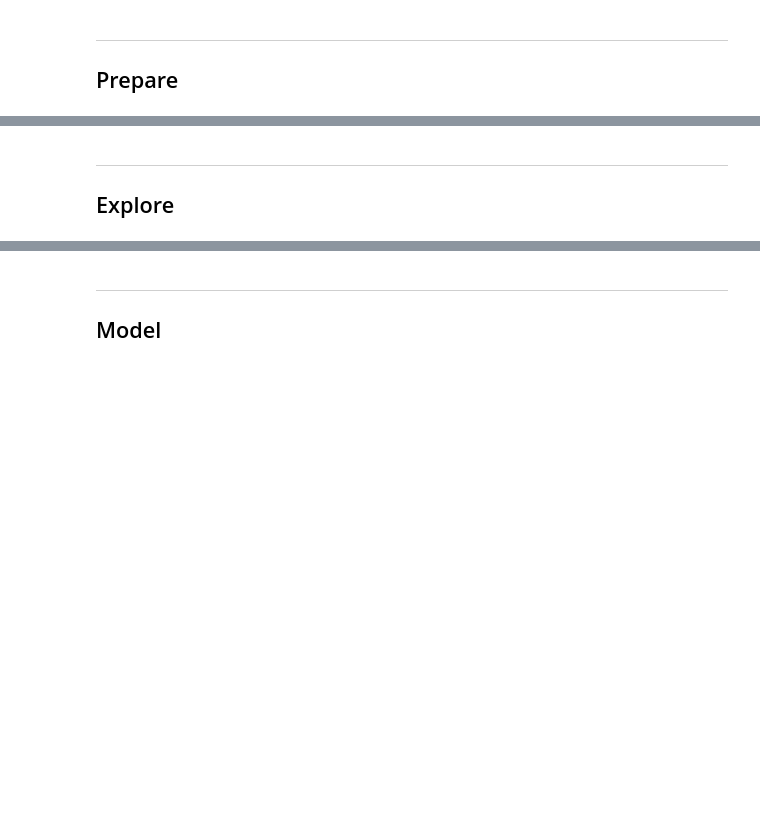
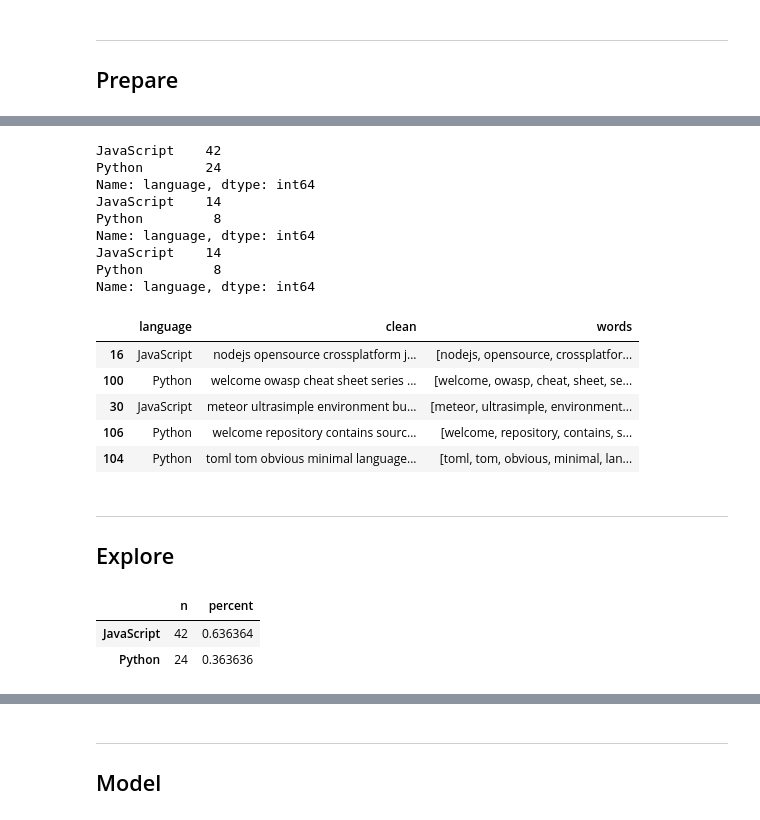
Before and after one commit to Brandon-Martinez27/nlp_project, a Jupyter notebook: b_nlp_workbook.ipynb, the cells around one changed output, grey strips where cells are left out. Cells and saved outputs as stored; diff of their text form; code cells hidden in the pictures; blank space fills up the shorter version.

```diff
--- a/b_nlp_workbook.ipynb
+++ b/b_nlp_workbook.ipynb
@@ -314,3 +402,45 @@ df.head()
+# %%
+# split the data --> PREPARE.PY
+from sklearn.model_selection import train_test_split
+
+train_validate, test = train_test_split(df[['language', 'clean', 'words']],
+                                        stratify=df.language,
+                                        test_size=.2)
+
+train, validate = train_test_split(train_validate,
+                                   stratify=train_validate.language,
+                                   test_size=.25)
+# %%
+print(train.language.value_counts())
+print(validate.language.value_counts())
+print(test.language.value_counts())
+train.head()
+# %% [output]
+JavaScript    42
+Python        24
+Name: language, dtype: int64
+JavaScript    14
+Python         8
+Name: language, dtype: int64
+JavaScript    14
+Python         8
+Name: language, dtype: int64
+|  | language | clean | words |
+| 16 | JavaScript | nodejs opensource crossplatform j... | [nodejs, opensource, crossplatfor... |
+| 100 | Python | welcome owasp cheat sheet series ... | [welcome, owasp, cheat, sheet, se... |
+| 30 | JavaScript | meteor ultrasimple environment bu... | [meteor, ultrasimple, environment... |
+| 106 | Python | welcome repository contains sourc... | [welcome, repository, contains, s... |
+| 104 | Python | toml tom obvious minimal language... | [toml, tom, obvious, minimal, lan... |
 # %% [markdown]
 ---
 ## Explore
+# %%
+# what's the proportion of each language in our data
+labels = pd.concat([train.language.value_counts(), # get total counts of each language
+                    train.language.value_counts(normalize=True)], axis=1) # getting the prop of each language
+labels.columns = ['n', 'percent']
+labels
+# %% [output]
+|  | n | percent |
+| JavaScript | 42 | 0.636364 |
+| Python | 24 | 0.363636 |
```
Also changed, not shown: parts of 21 cells of this notebook, 3 other files.
